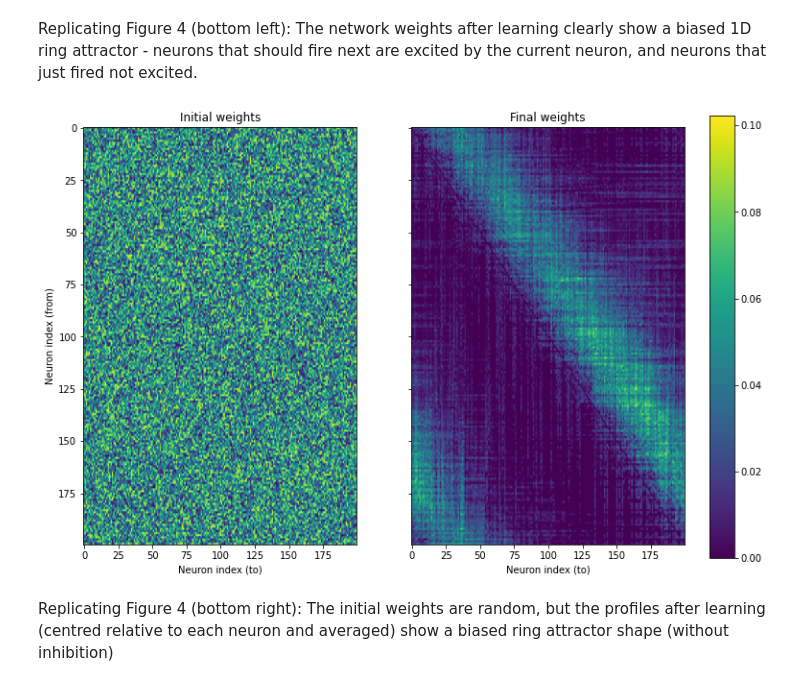
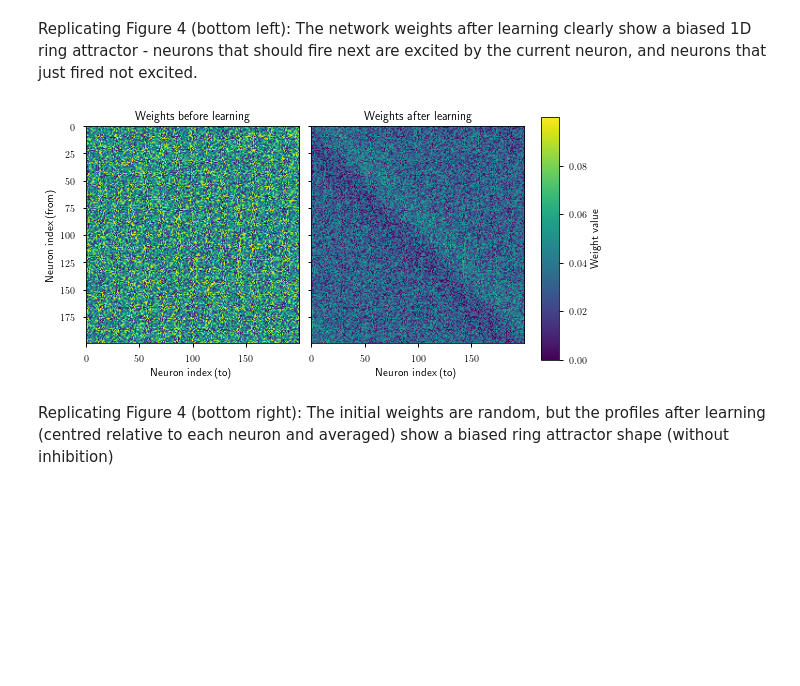
Before and after one commit to Dominic-DallOsto/STDP-Resonant-Networks, a Jupyter notebook: Gaussian bump simulation.ipynb, the cells around one changed output. Drawn from its saved outputs; the diff is of its cells as text; code cells hidden in the pictures; blank space fills up the shorter version.

```diff
--- a/Gaussian bump simulation.ipynb
+++ b/Gaussian bump simulation.ipynb
@@ -4,6 +4,7 @@
 Aiming to replicate Figure 4 from [aceitunoResonancesInducedSpiking2020](http://arxiv.org/abs/2006.08537) using Bindsnet simulation
 # %%
 import torch
+import numpy as np
 import matplotlib.pyplot as plt
 from bindsnet.network import Network
 from bindsnet.network.monitors import Monitor
@@ -13,7 +14,13 @@ from bindsnet.network.topology import Connection
 from homeostatic_LIF_neuron import HomestaticLIFNodes
 from homeostatic_STDP import HomeostaticSTDP
 
-plt.rc('figure', figsize=(12.0, 8.0))
+plt.style.use('seaborn-notebook')
+plt.rc('font',**{'family':'sans-serif','sans-serif':['Computer Modern Sans serif']})
+plt.rc('text', usetex=True)
+np.random.seed(7) # seed so plots are repeatable
+%matplotlib inline
+# need the %matplotlib inline for the following to work
+plt.rc('figure', figsize = [8,6]) # paper figures should be width 8 (full linewidth) to have nicely readable text
 # %%
 def wrap_half_period(x: torch.Tensor, period: int):
 	return (x + period//2) % period - period//2
@@ -88,7 +99,7 @@ def set_learning_rates(connection, nu, gamma):
 network = Network()
 
 # Create and add input, output layers.
-lif_layer = HomestaticLIFNodes(n=num_neurons, homeostatic_traces=True, traces=True, traces_additive=True, tc_decay=10, thresh=-50, rest=-70, reset=-70, refrac=1)
+lif_layer = HomestaticLIFNodes(n=num_neurons, homeostatic_traces=True, traces=True, traces_additive=True, tc_decay=10, tc_trace=10e-3*1e3, thresh=-50, rest=-70, reset=-70, refrac=1)
 
 network.add_layer(layer=lif_layer, name='LIF')
 
@@ -114,7 +125,7 @@ network.add_monitor(monitor=monitor, name='LIF_monitor')
 # we then compare the results before and after learning
 input_weight = 4
 network.run(inputs={'LIF': input_weight*input_spikes[:1000,:]}, time=1000, progress_bar=True)
-set_learning_rates(recurrent_connection, 1e-2, 1e-4)
+set_learning_rates(recurrent_connection, 1e-3, 1e-5)
 network.run(inputs={'LIF': input_weight*input_spikes[1000:-1000,:]}, time=time-2000, progress_bar=True)
 set_learning_rates(recurrent_connection, 0, 0)
 network.run(inputs={'LIF': input_weight*input_spikes[-1000:,:]}, time=1000, progress_bar=True)
@@ -168,24 +193,26 @@ plt.show()
 Replicating Figure 4 (bottom left):
 The network weights after learning clearly show a biased 1D ring attractor - neurons that should fire next are excited by the current neuron, and neurons that just fired not excited.
 # %%
-fig, axs = plt.subplots(1,2, sharey=True)
+fig, axs = plt.subplots(1,2, sharey=True, figsize=(8,4))
 min_weight = min(initial_weights_copy.min().item(), recurrent_connection.w.min().item())
 max_weight = max(initial_weights_copy.max().item(), recurrent_connection.w.max().item())
 
 img1 = axs[0].imshow(initial_weights_copy, vmin=min_weight, vmax=max_weight, aspect='auto')
 img2 = axs[1].imshow(recurrent_connection.w, vmin=min_weight, vmax=max_weight, aspect='auto')
-axs[0].set_title('Initial weights')
-axs[1].set_title('Final weights')
+axs[0].set_title('Weights before learning')
+axs[1].set_title('Weights after learning')
 axs[0].set_ylabel('Neuron index (from)')
 axs[0].set_xlabel('Neuron index (to)')
 axs[1].set_xlabel('Neuron index (to)')
 
+plt.tight_layout()
 fig.subplots_adjust(right=0.85)
-cbar_ax = fig.add_axes([0.88, 0.1, 0.03, 0.8])
-fig.colorbar(img2, cax=cbar_ax)
+cbar_ax = fig.add_axes([0.88, 0.1, 0.03, 0.843])
+fig.colorbar(img2, cax=cbar_ax, label='Weight value')
+plt.savefig('plots/gaussian-weight-matrices.pdf')
 plt.show()
 # %% [output]
-[figure, old version]
+[figure, new version]
 # %% [markdown]
 Replicating Figure 4 (bottom right):
 The initial weights are random, but the profiles after learning (centred relative to each neuron and averaged) show a biased ring attractor shape (without inhibition)
```
Also changed, not shown: parts of 7 cells of this notebook, 27 other files.
